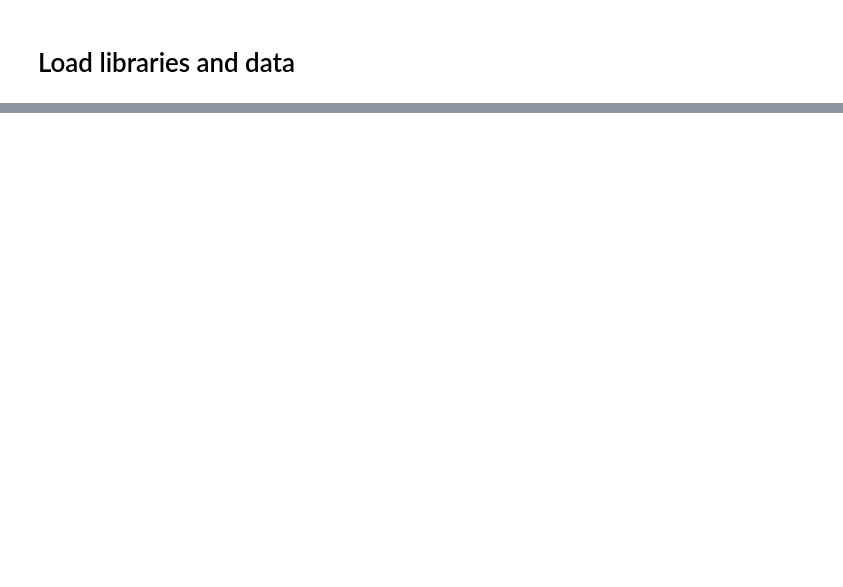
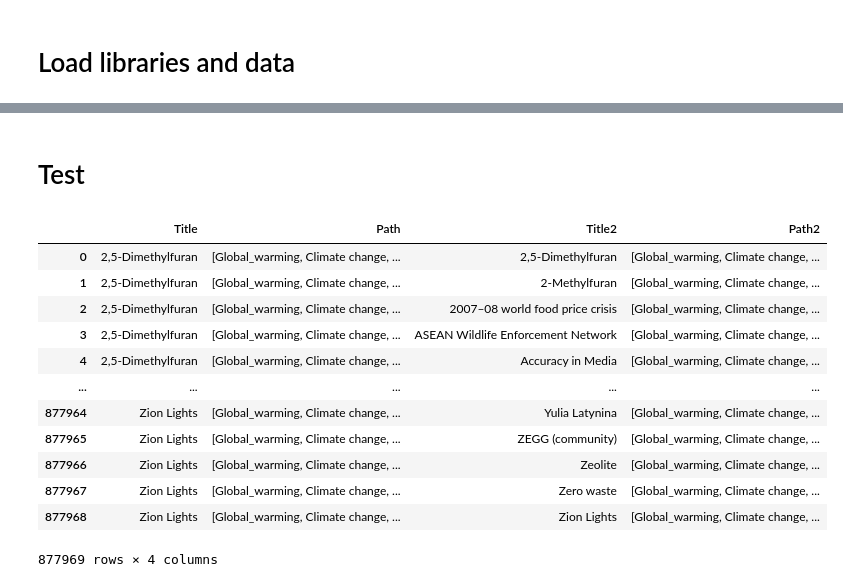
Before and after one commit to DavidResin/epfl-datavis-esnaware, a Jupyter notebook: analysis/CateogryWeights.ipynb, the cells around one changed output, grey strips where cells are left out. Drawn from its saved outputs; the diff is of its cells as text; code cells hidden in the pictures; blank space fills up the shorter version.

```diff
--- a/analysis/CateogryWeights.ipynb
+++ b/analysis/CateogryWeights.ipynb
@@ -43,0 +41,29 @@ df_subset.head()
+# %%
+import pyspark
+import pyspark.sql
+from pyspark.sql import *
+from pyspark.sql.functions import *
+
+conf = pyspark.SparkConf().setMaster("local[*]").setAll([
+                                   ('spark.executor.memory', '12g'),  # find
+                                   ('spark.driver.memory','4g'), # your
+                                   ('spark.driver.maxResultSize', '2G') # setup
+                                  ])
+# create the session
+spark = SparkSession.builder.config(conf=conf).getOrCreate()
+
+# create the context
+sc = spark.sparkContext
+
+# FIX for Spark 2.x
+locale = sc._jvm.java.util.Locale
+locale.setDefault(locale.forLanguageTag("en-US"))
+# %%
+spark_df = spark.createDataFrame(df_path)
+# %%
+spark_df_path_crosses = spark_df.crossJoin(spark_df\
+                                            .withColumnRenamed('Title', 'Title2')
+                                            .withColumnRenamed('Path', 'Path2'))\
+                                 .sort(asc('Title'))\
+                                 .persist()
+spark_df_path_crosses.show()
@@ -43,0 +108,20 @@ df_subset.head()
+# %% [markdown]
+# Test
+# %%
+df_test = spark_df_path_crosses.toPandas()
+# %%
+df_test
+# %% [output]
+|  | Title | Path | Title2 | Path2 |
+| 0 | 2,5-Dimethylfuran | [Global_warming, Climate change, ... | 2,5-Dimethylfuran | [Global_warming, Climate change, ... |
+| 1 | 2,5-Dimethylfuran | [Global_warming, Climate change, ... | 2-Methylfuran | [Global_warming, Climate change, ... |
+| 2 | 2,5-Dimethylfuran | [Global_warming, Climate change, ... | 2007–08 world food price crisis | [Global_warming, Climate change, ... |
+| 3 | 2,5-Dimethylfuran | [Global_warming, Climate change, ... | ASEAN Wildlife Enforcement Network | [Global_warming, Climate change, ... |
+| 4 | 2,5-Dimethylfuran | [Global_warming, Climate change, ... | Accuracy in Media | [Global_warming, Climate change, ... |
+| ... | ... | ... | ... | ... |
+| 877964 | Zion Lights | [Global_warming, Climate change, ... | Yulia Latynina | [Global_warming, Climate change, ... |
+| 877965 | Zion Lights | [Global_warming, Climate change, ... | ZEGG (community) | [Global_warming, Climate change, ... |
+| 877966 | Zion Lights | [Global_warming, Climate change, ... | Zeolite | [Global_warming, Climate change, ... |
+| 877967 | Zion Lights | [Global_warming, Climate change, ... | Zero waste | [Global_warming, Climate change, ... |
+| 877968 | Zion Lights | [Global_warming, Climate change, ... | Zion Lights | [Global_warming, Climate change, ... |
+877969 rows × 4 columns
```
Also changed, not shown: parts of 20 cells of this notebook, 2 other files.
